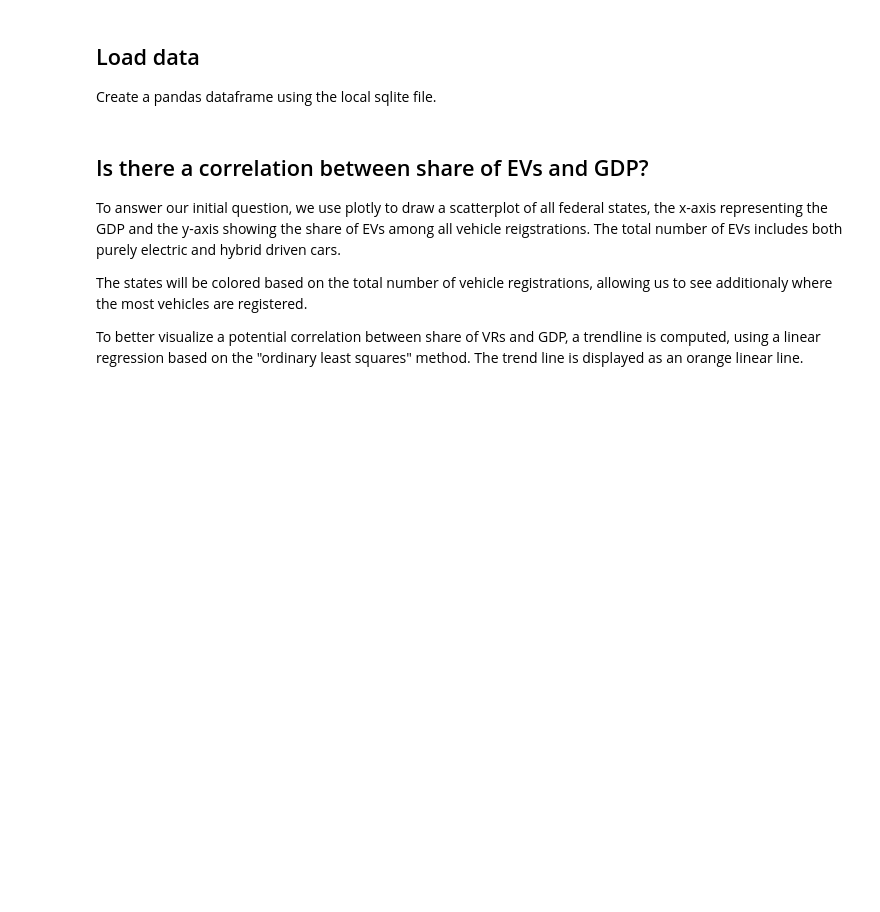
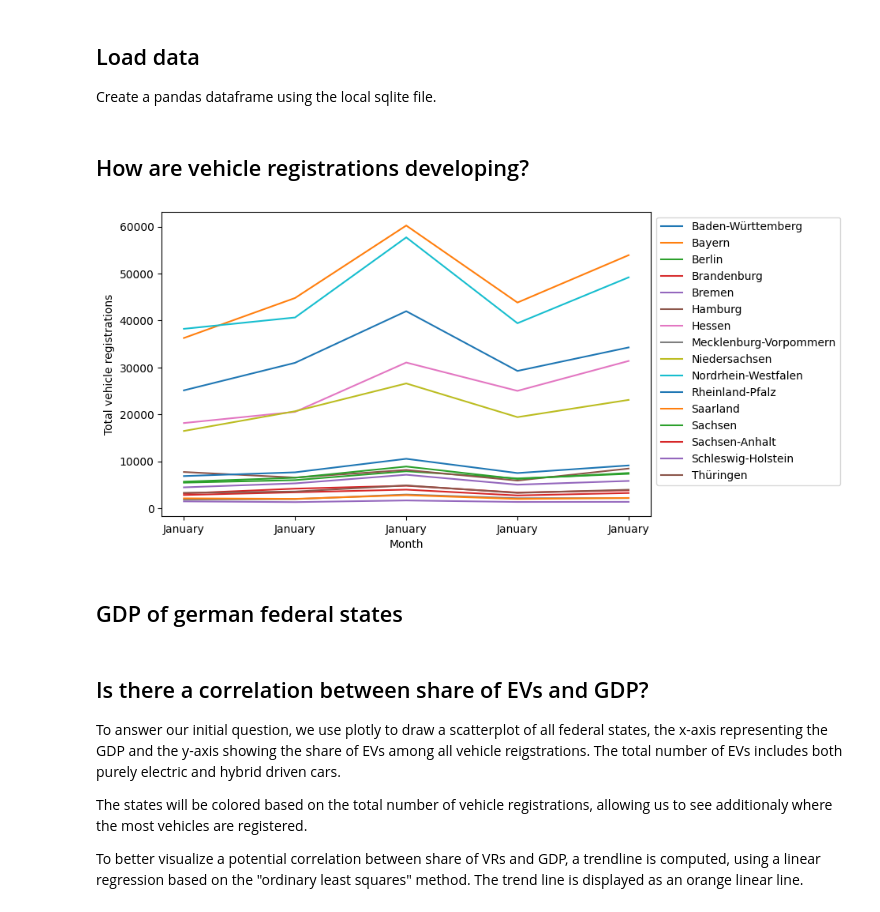
Before and after one commit to luccalb/2023-amse-template, a Jupyter notebook: project/report.ipynb, the cells around one changed output. Cells and saved outputs as stored; diff of their text form; code cells hidden in the pictures; blank space fills up the shorter version.

```diff
--- a/project/report.ipynb
+++ b/project/report.ipynb
@@ -24,3 +28,26 @@ year = int(full_df['year'].max())
 
 # the aggregated dataframe combines all monthly data
 aggr_df = pd.read_sql_table('evs_per_capita', 'sqlite:///../data/clean/evs_per_capita.sqlite')
+# %% [markdown]
+## How are vehicle registrations developing?
+# %%
+#vr_state_month_df = full_df.groupby(['federal_state', 'month']).aggregate({"total": "sum"})
+#vr_state_month_df.reset_index(inplace=True)
+vr_state_month_df=full_df
+# %%
+fig = plt.figure(figsize=(8,5))
+sub = fig.add_subplot()
+
+for state in vr_state_month_df['federal_state'].unique():
+    state_df = vr_state_month_df[vr_state_month_df['federal_state'] == state][['month', 'total']]
+    sub.plot(state_df['month'], state_df['total'], label=state)
+
+sub.legend(bbox_to_anchor=(1,1),loc='upper left')
+plt.ylabel("Total vehicle registrations")
+plt.xlabel('Month')
+
+plt.show()
+# %% [output]
+[figure, added]
+# %% [markdown]
+## GDP of german federal states
```
Also changed, not shown: parts of 4 cells of this notebook, 1 other file.
